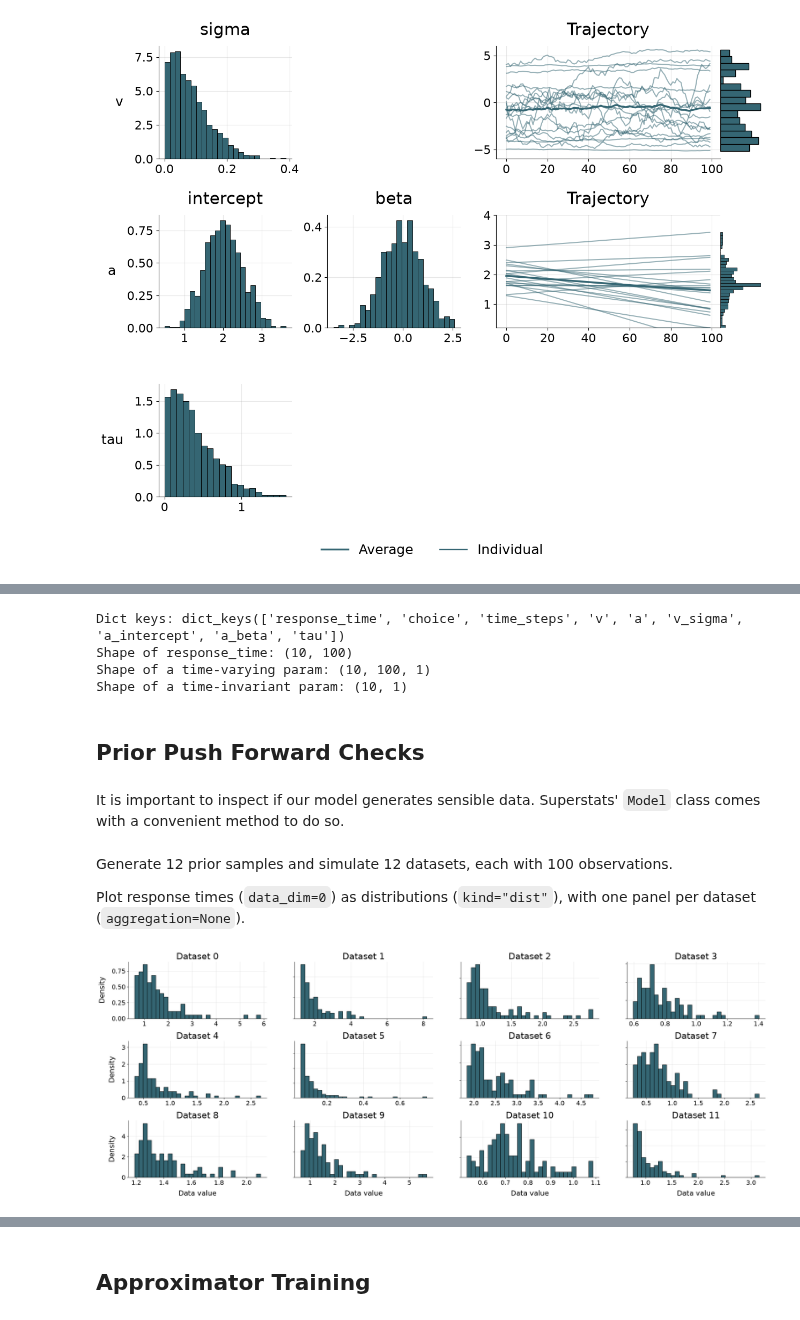
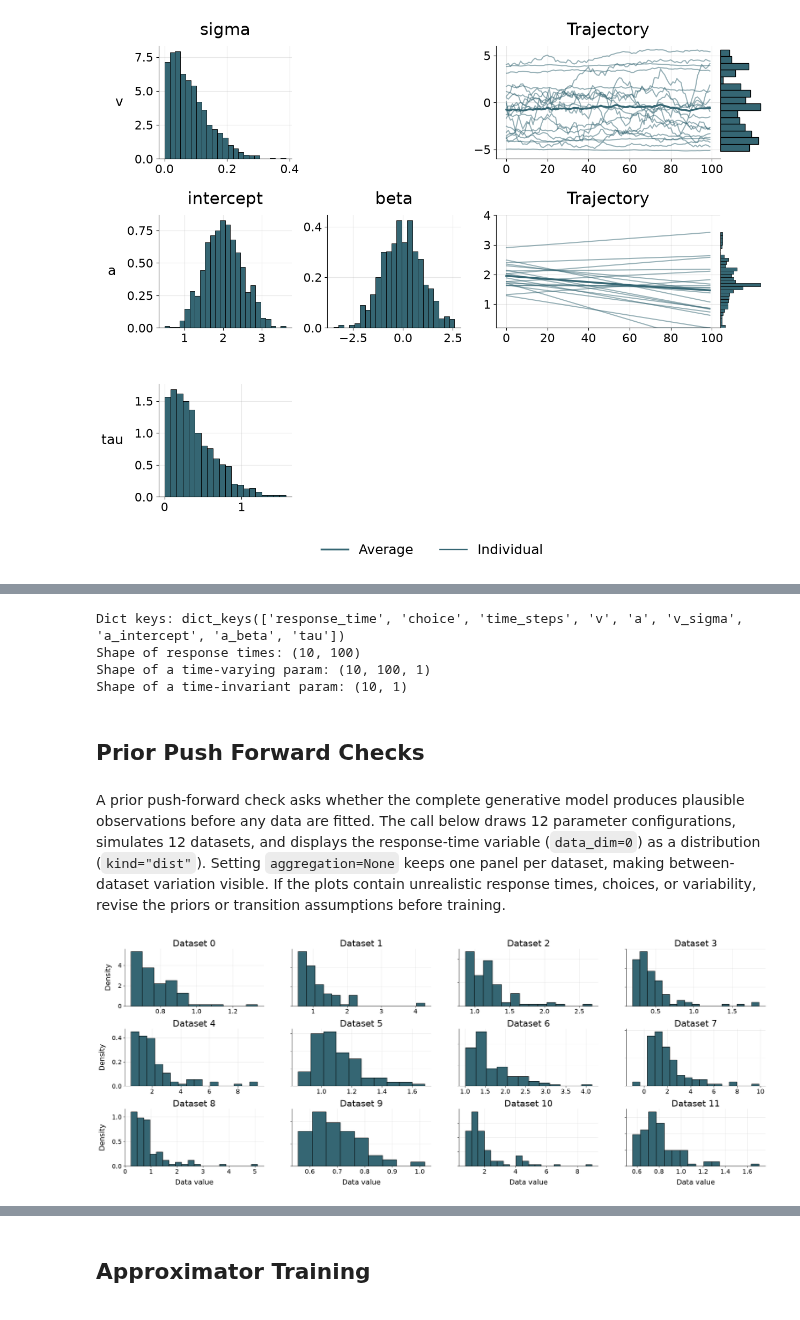
Before and after one commit to LuSchumacher/superstats, a Jupyter notebook: examples/minimal_workflow_demo.ipynb, the cells around one changed output, grey strips where cells are left out. Cells and saved outputs as stored; diff of their text form; code cells hidden in the pictures.

```diff
--- a/examples/minimal_workflow_demo.ipynb
+++ b/examples/minimal_workflow_demo.ipynb
@@ -84,33 +120,28 @@ sim_data = model.sample(batch_size=10, num_steps=NUM_STEPS)
 # %%
 print(
     "Dict keys: ", sim_data.keys(), "\n",
-    "Shape of response_time: ", sim_data["response_time"].shape, "\n",
+    "Shape of response times: ", sim_data["response_time"].shape, "\n",
     "Shape of a time-varying param: ", sim_data["v"].shape, "\n",
     "Shape of a time-invariant param: ", sim_data["v_sigma"].shape, "\n",
     sep=""
 )
 # %% [output]
 Dict keys: dict_keys(['response_time', 'choice', 'time_steps', 'v', 'a', 'v_sigma', 'a_intercept', 'a_beta', 'tau'])
-Shape of response_time: (10, 100)
+Shape of response times: (10, 100)
 Shape of a time-varying param: (10, 100, 1)
 Shape of a time-invariant param: (10, 1)
 # %% [markdown]
 ## Prior Push Forward Checks
 # %% [markdown]
-It is important to inspect if our model generates sensible data. Superstats' `Model` class comes with a convenient method to do so.
+A prior push-forward check asks whether the complete generative model produces plausible observations before any data are fitted. The call below draws 12 parameter configurations, simulates 12 datasets, and displays the response-time variable (`data_dim=0`) as a distribution (`kind="dist"`). Setting `aggregation=None` keeps one panel per dataset, making between-dataset variation visible. If the plots contain unrealistic response times, choices, or variability, revise the priors or transition assumptions before training.
-# %% [markdown]
-Generate 12 prior samples and simulate 12 datasets, each with 100 observations.
-
-Plot response times (`data_dim=0`) as distributions (`kind="dist"`), with one panel per dataset (`aggregation=None`).
 # %%
 fig = model.plot_push_forward(
     batch_size=12,
     num_steps=NUM_STEPS,
     data_dim=0,
     kind="dist",
-    num_bins=30,
     aggregation=None
 )
 # %% [output]
-[figure, old version]
+[figure, new version]
 # %% [markdown]
```
Also changed, not shown: parts of 24 cells of this notebook.
